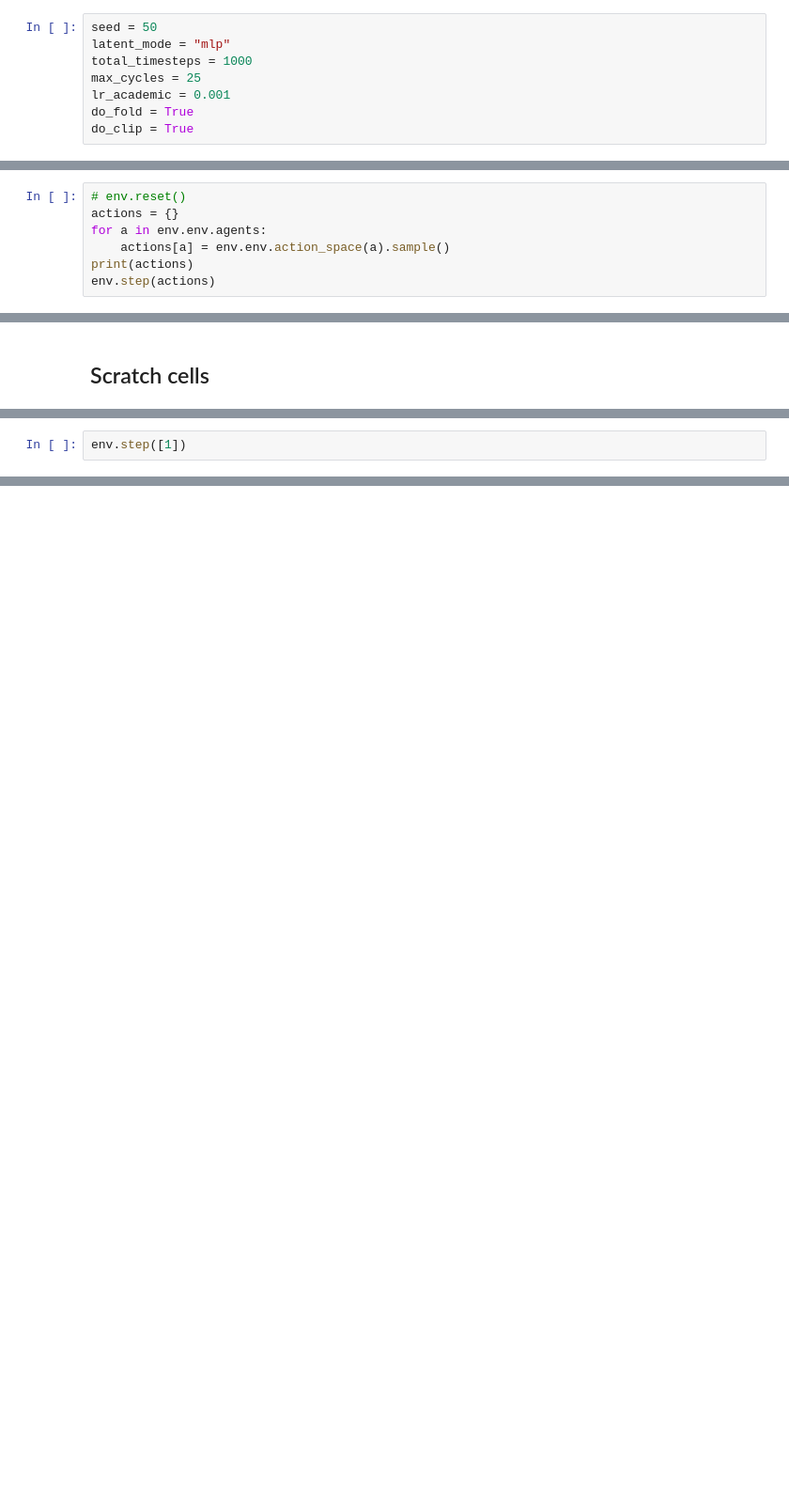
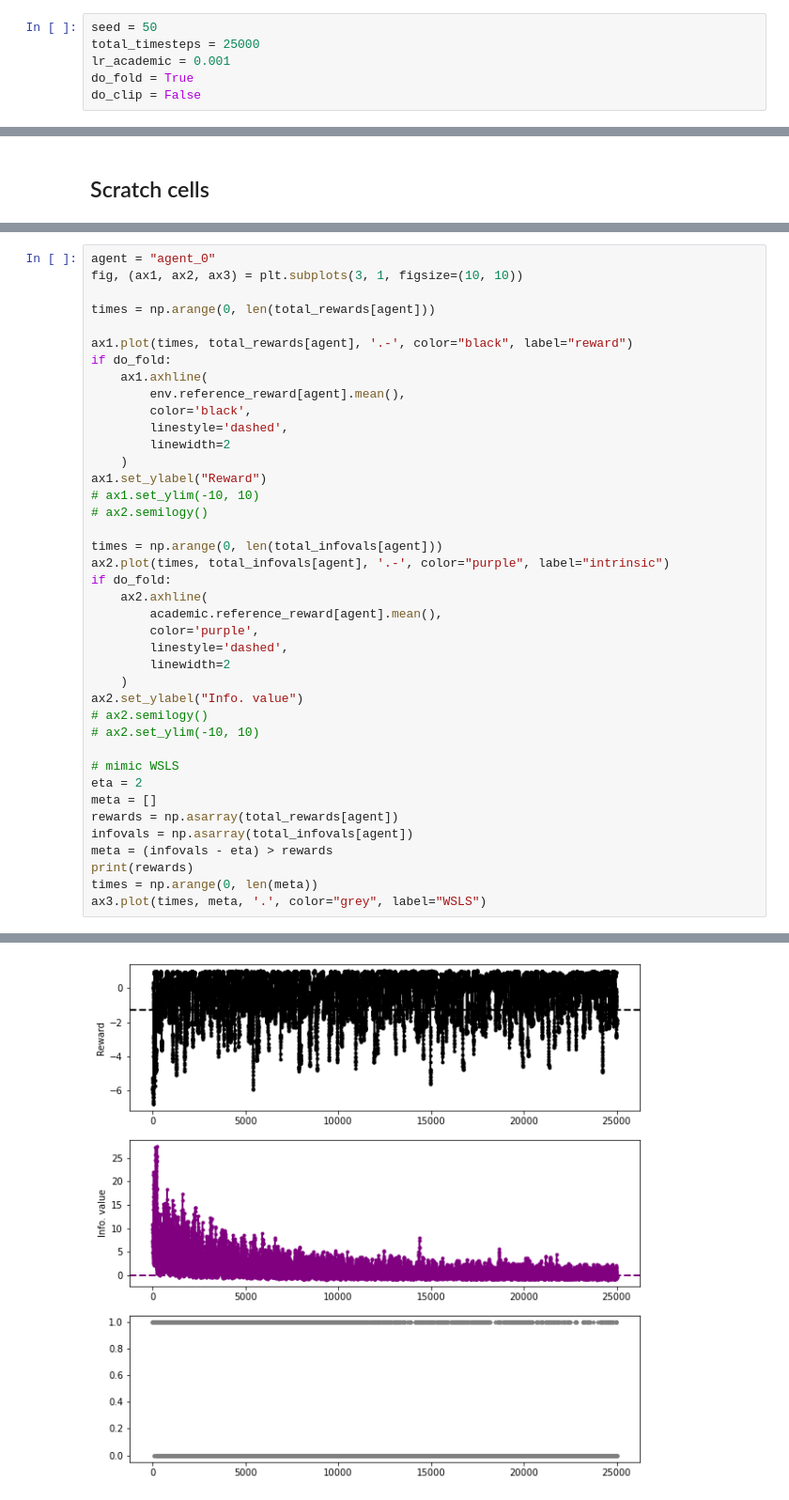
Before and after one commit to parenthetical-e/maddpg-pytorch, a Jupyter notebook: notebooks/zoo-scaling.ipynb, the cells around one changed output, grey strips where cells are left out. Shown: that part at 94% size. Cells and saved outputs as stored; diff of their text form; blank space fills up the shorter version.

```diff
--- a/notebooks/zoo-scaling.ipynb
+++ b/notebooks/zoo-scaling.ipynb
@@ -42,9 +83,7 @@ env_name = "simple_v2"
 # env_name = "simple_tag_v2"
 # %%
 seed = 50
-latent_mode = "mlp"
-total_timesteps = 1000
-max_cycles = 25
+total_timesteps = 25000
 lr_academic = 0.001
 do_fold = True
-do_clip = True
+do_clip = False
@@ -81,7 +89,0 @@ env = StatePrediction(env, network_hidden=[10])
-# %%
-# env.reset()
-actions = {}
-for a in env.env.agents:
-    actions[a] = env.env.action_space(a).sample()
-print(actions)
-env.step(actions)
@@ -131,2 +151,0 @@ np.zeros((10, 3,))
-# %%
-env.step([1])
@@ -132,0 +154,41 @@ env.step([1])
+# %%
+agent = "agent_0"
+fig, (ax1, ax2, ax3) = plt.subplots(3, 1, figsize=(10, 10))
+
+times = np.arange(0, len(total_rewards[agent]))
+
+ax1.plot(times, total_rewards[agent], '.-', color="black", label="reward")
+if do_fold:
+    ax1.axhline(
+        env.reference_reward[agent].mean(),
+        color='black',
+        linestyle='dashed',
+        linewidth=2
+    )
+ax1.set_ylabel("Reward")
+# ax1.set_ylim(-10, 10)
+# ax2.semilogy()
+
+times = np.arange(0, len(total_infovals[agent]))
+ax2.plot(times, total_infovals[agent], '.-', color="purple", label="intrinsic")
+if do_fold:
+    ax2.axhline(
+        academic.reference_reward[agent].mean(),
+        color='purple',
+        linestyle='dashed',
+        linewidth=2
+    )
+ax2.set_ylabel("Info. value")
+# ax2.semilogy()
+# ax2.set_ylim(-10, 10)
+
+# mimic WSLS
+eta = 2
+meta = []
+rewards = np.asarray(total_rewards[agent])
+infovals = np.asarray(total_infovals[agent])
+meta = (infovals - eta) > rewards
+print(rewards)
+times = np.arange(0, len(meta))
+ax3.plot(times, meta, '.', color="grey", label="WSLS")
+# %% [output]
@@ -132,0 +198 @@ env.step([1])
+[figure, added]
```
Also changed, not shown: parts of 20 cells of this notebook.
